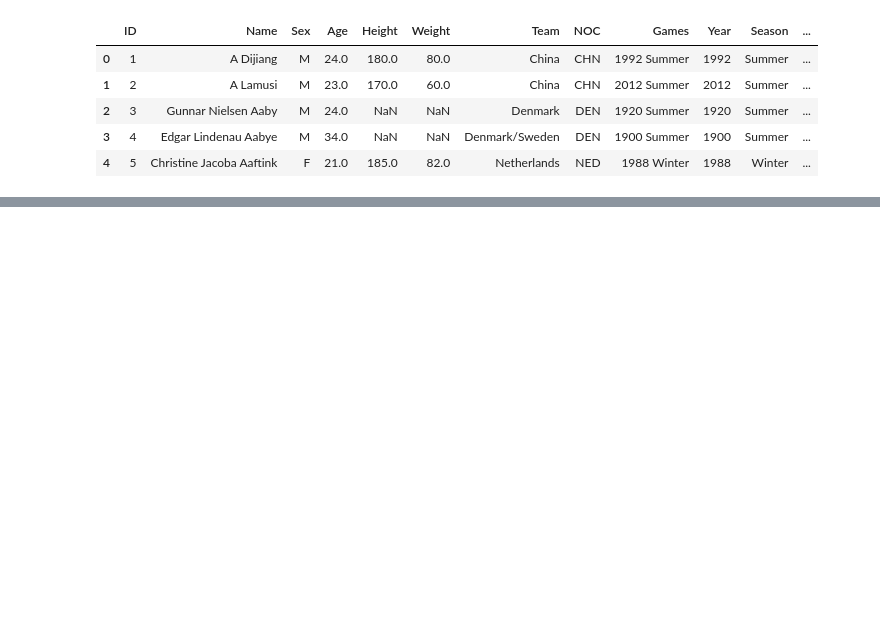
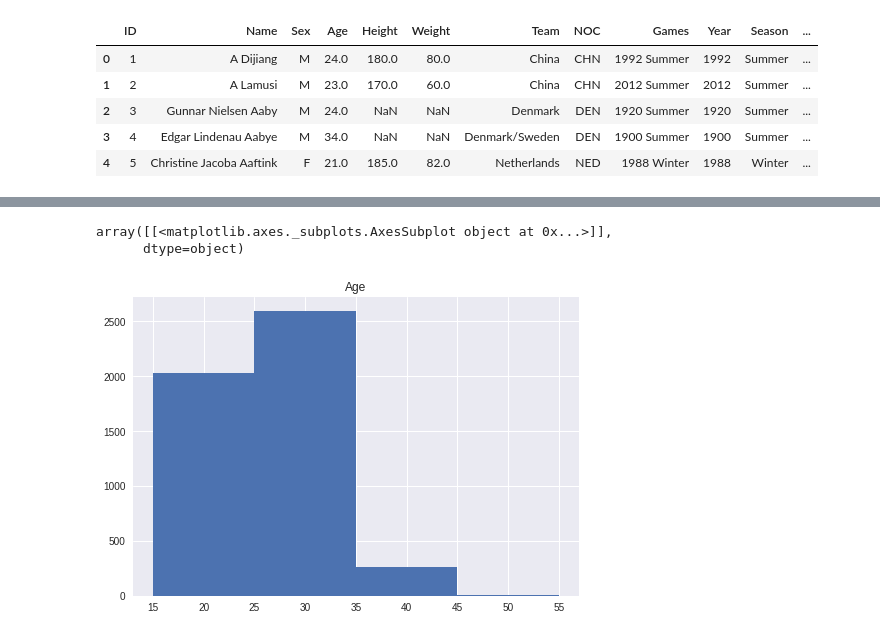
Before and after one commit to JacksonIsaac/colab_notebooks, a Jupyter notebook: [mlcourse_ai]assignment1_pandas_olympic.ipynb, the cells around one changed output, grey strips where cells are left out. Saved outputs shown, nothing was run; the diff lists cells and outputs as text; code cells hidden in the pictures; blank space fills up the shorter version.

```diff
--- a/[mlcourse_ai]assignment1_pandas_olympic.ipynb
+++ b/[mlcourse_ai]assignment1_pandas_olympic.ipynb
@@ -33,7 +77,7 @@ Download the file `athlete_events.csv` from [Kaggle page](https://www.kaggle.com
 import pandas as pd
 # %%
 # Change the path to the dataset file if needed.
-PATH = '../../data/athlete_events.csv'
+PATH = 'athlete_events.csv'
 # %%
 data = pd.read_csv(PATH)
 data.head()
@@ -135,0 +360,3 @@ __10. What is the absolute difference between the number of unique sports at the
+# %%
+# You code here
+data_2014 = data.loc[data['Year'] == 2014]
@@ -135,0 +384,6 @@ __10. What is the absolute difference between the number of unique sports at the
+# %%
+data_2014.hist(column=['Age'], bins=[15,25,35,45,55])
+# %% [output]
+array([[<matplotlib.axes._subplots.AxesSubplot object at 0x...>]],
+      dtype=object)
+[figure, added]
```
Also changed, not shown: parts of 58 cells of this notebook.
